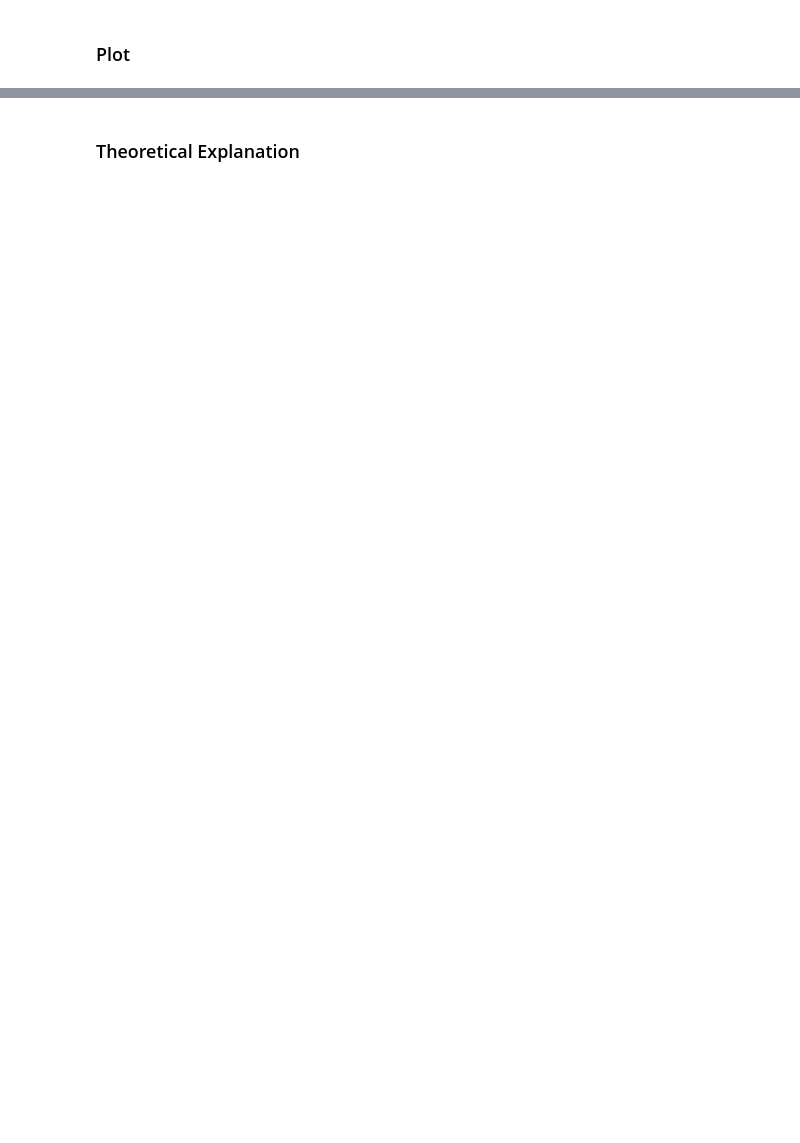
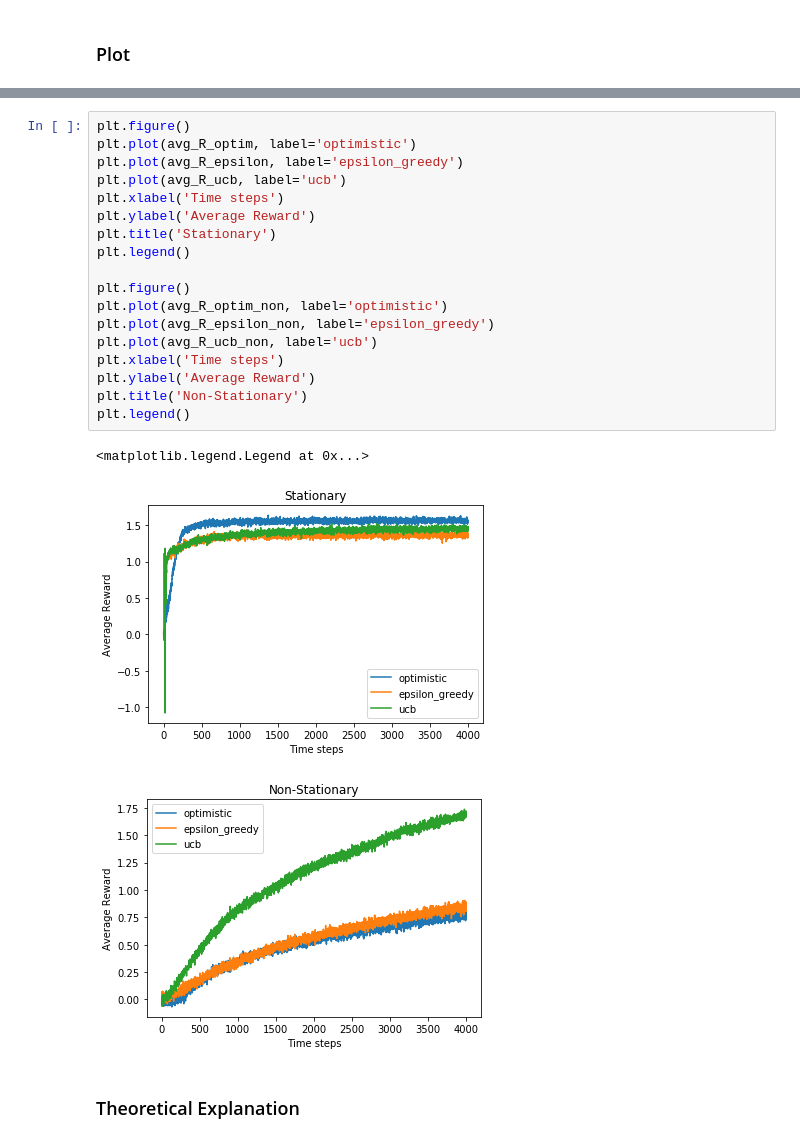
Before and after one commit to madaanpulkit/RL-M2019, a Jupyter notebook: HW1/homework_1.ipynb, the cells around one changed output, grey strips where cells are left out. Drawn from its saved outputs; the diff is of its cells as text; blank space fills up the shorter version.

```diff
--- a/HW1/homework_1.ipynb
+++ b/HW1/homework_1.ipynb
@@ -261,2 +272,24 @@ plt.legend()
+# %%
+plt.figure()
+plt.plot(avg_R_optim, label='optimistic')
+plt.plot(avg_R_epsilon, label='epsilon_greedy')
+plt.plot(avg_R_ucb, label='ucb')
+plt.xlabel('Time steps')
+plt.ylabel('Average Reward')
+plt.title('Stationary')
+plt.legend()
+
+plt.figure()
+plt.plot(avg_R_optim_non, label='optimistic')
+plt.plot(avg_R_epsilon_non, label='epsilon_greedy')
+plt.plot(avg_R_ucb_non, label='ucb')
+plt.xlabel('Time steps')
+plt.ylabel('Average Reward')
+plt.title('Non-Stationary')
+plt.legend()
+# %% [output]
+<matplotlib.legend.Legend at 0x...>
+[figure, added]
+[figure, added]
 # %% [markdown]
 ### Theoretical Explanation
```
Also changed, not shown: parts of 13 cells of this notebook.
